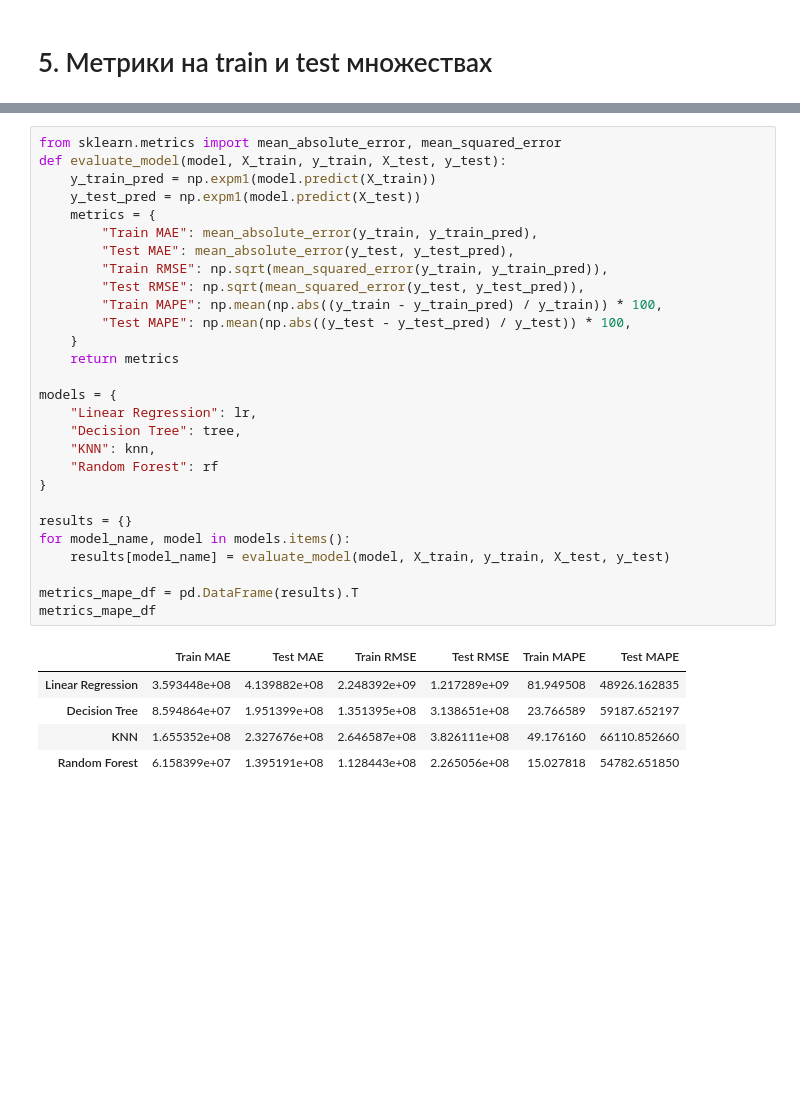
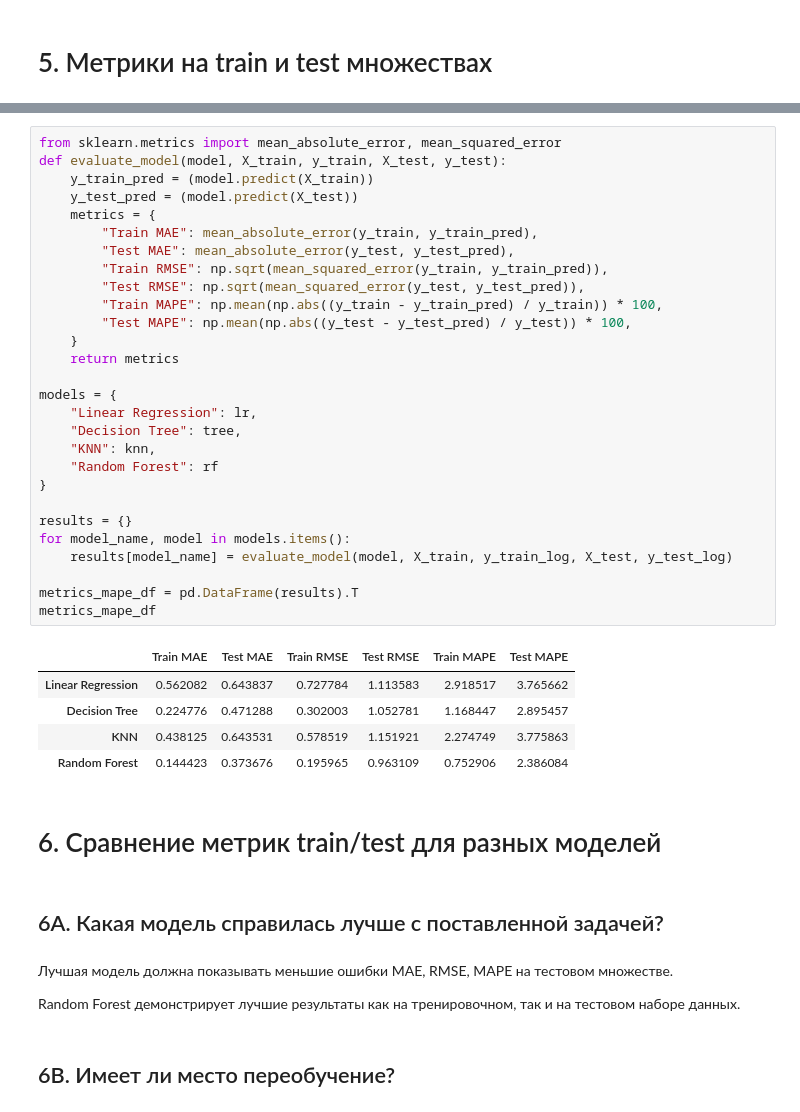
Before and after one commit to PolinaKliushova/ai_labs, a Jupyter notebook: notebooks/labs/03_lab_ml_intro.ipynb, the cells around one changed output, grey strips where cells are left out. Drawn from its saved outputs; the diff is of its cells as text; blank space fills up the shorter version.

```diff
--- a/notebooks/labs/03_lab_ml_intro.ipynb
+++ b/notebooks/labs/03_lab_ml_intro.ipynb
@@ -299,34 +298,44 @@ y_pred_4 = rf.predict(X_test)
 # %%
 from sklearn.metrics import mean_absolute_error, mean_squared_error
 def evaluate_model(model, X_train, y_train, X_test, y_test):
-    y_train_pred = np.expm1(model.predict(X_train))
-    y_test_pred = np.expm1(model.predict(X_test))
+    y_train_pred = (model.predict(X_train))
+    y_test_pred = (model.predict(X_test))
     metrics = {
         "Train MAE": mean_absolute_error(y_train, y_train_pred),
         "Test MAE": mean_absolute_error(y_test, y_test_pred),
         "Train RMSE": np.sqrt(mean_squared_error(y_train, y_train_pred)),
         "Test RMSE": np.sqrt(mean_squared_error(y_test, y_test_pred)),
         "Train MAPE": np.mean(np.abs((y_train - y_train_pred) / y_train)) * 100,
         "Test MAPE": np.mean(np.abs((y_test - y_test_pred) / y_test)) * 100,
     }
     return metrics
 
 models = {
     "Linear Regression": lr,
     "Decision Tree": tree,
     "KNN": knn,
     "Random Forest": rf
 }
 
 results = {}
 for model_name, model in models.items():
-    results[model_name] = evaluate_model(model, X_train, y_train, X_test, y_test)
+    results[model_name] = evaluate_model(model, X_train, y_train_log, X_test, y_test_log)
 
 metrics_mape_df = pd.DataFrame(results).T
 metrics_mape_df
 # %% [output]
 |  | Train MAE | Test MAE | Train RMSE | Test RMSE | Train MAPE | Test MAPE |
-| Linear Regression | 3.593448e+08 | 4.139882e+08 | 2.248392e+09 | 1.217289e+09 | 81.949508 | 48926.162835 |
-| Decision Tree | 8.594864e+07 | 1.951399e+08 | 1.351395e+08 | 3.138651e+08 | 23.766589 | 59187.652197 |
-| KNN | 1.655352e+08 | 2.327676e+08 | 2.646587e+08 | 3.826111e+08 | 49.176160 | 66110.852660 |
-| Random Forest | 6.158399e+07 | 1.395191e+08 | 1.128443e+08 | 2.265056e+08 | 15.027818 | 54782.651850 |
+| Linear Regression | 0.562082 | 0.643837 | 0.727784 | 1.113583 | 2.918517 | 3.765662 |
+| Decision Tree | 0.224776 | 0.471288 | 0.302003 | 1.052781 | 1.168447 | 2.895457 |
+| KNN | 0.438125 | 0.643531 | 0.578519 | 1.151921 | 2.274749 | 3.775863 |
+| Random Forest | 0.144423 | 0.373676 | 0.195965 | 0.963109 | 0.752906 | 2.386084 |
+# %% [markdown]
+# 6. Сравнение метрик train/test для разных моделей
+# %% [markdown]
+## 6А. Какая модель справилась лучше с поставленной задачей?
+# %% [markdown]
+Лучшая модель должна показывать меньшие ошибки MAE, RMSE, MAPE на тестовом множестве.
+
+Random Forest демонстрирует лучшие результаты как на тренировочном, так и на тестовом наборе данных.
+# %% [markdown]
+## 6B. Имеет ли место переобучение?
```
Also changed, not shown: parts of 7 cells of this notebook.
